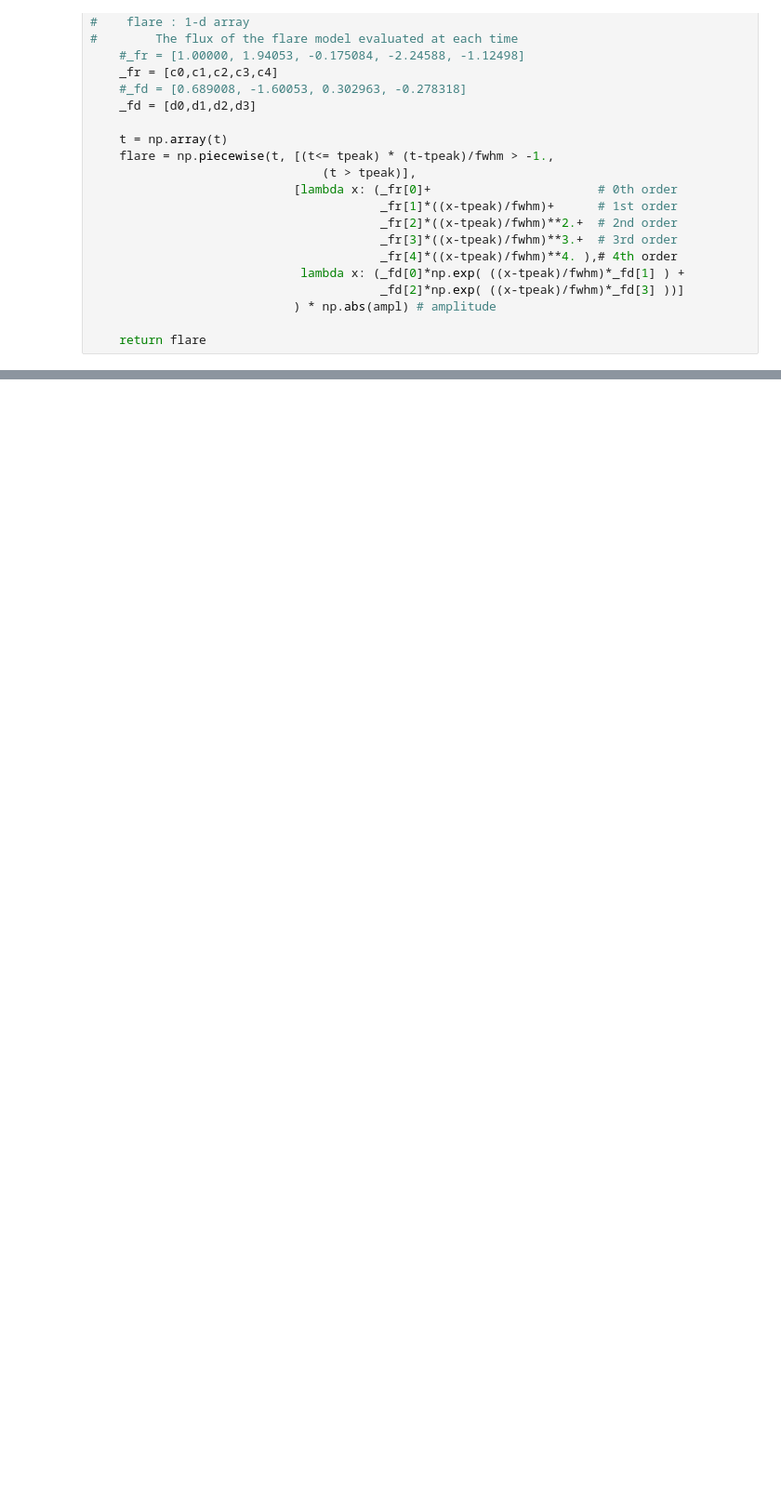
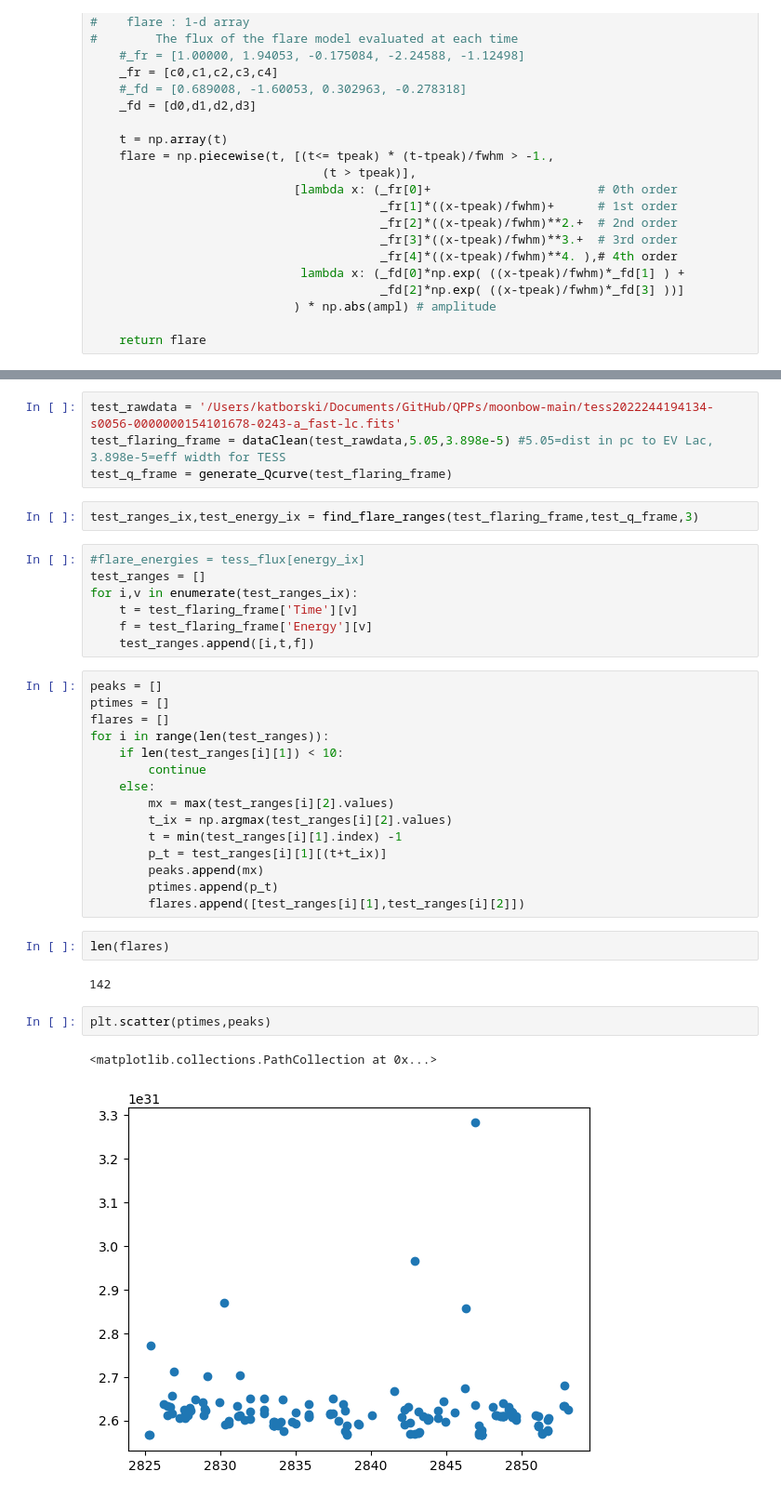
Before and after one commit to MillionConcepts/tess_swift_afpsc, a Jupyter notebook: QPPs/moonbow-main/moonbow/QPP_find.ipynb, the cells around one changed output, grey strips where cells are left out. Shown: that part at 93% size. Drawn from its saved outputs; the diff is of its cells as text; blank space fills up the shorter version.

```diff
--- a/QPPs/moonbow-main/moonbow/QPP_find.ipynb
+++ b/QPPs/moonbow-main/moonbow/QPP_find.ipynb
@@ -413,0 +373,37 @@ fwhm = (max(t_half)-min(t_half))*2
+# %%
+test_rawdata = '/Users/katborski/Documents/GitHub/QPPs/moonbow-main/tess2022244194134-s0056-0000000154101678-0243-a_fast-lc.fits'
+test_flaring_frame = dataClean(test_rawdata,5.05,3.898e-5) #5.05=dist in pc to EV Lac, 3.898e-5=eff width for TESS
+test_q_frame = generate_Qcurve(test_flaring_frame)
+# %%
+test_ranges_ix,test_energy_ix = find_flare_ranges(test_flaring_frame,test_q_frame,3)
+# %%
+#flare_energies = tess_flux[energy_ix]
+test_ranges = []
+for i,v in enumerate(test_ranges_ix):
+    t = test_flaring_frame['Time'][v]
+    f = test_flaring_frame['Energy'][v]
+    test_ranges.append([i,t,f])
+# %%
+peaks = []
+ptimes = []
+flares = []
+for i in range(len(test_ranges)):
+    if len(test_ranges[i][1]) < 10:
+        continue
+    else:
+        mx = max(test_ranges[i][2].values)
+        t_ix = np.argmax(test_ranges[i][2].values)
+        t = min(test_ranges[i][1].index) -1
+        p_t = test_ranges[i][1][(t+t_ix)]
+        peaks.append(mx)
+        ptimes.append(p_t)
+        flares.append([test_ranges[i][1],test_ranges[i][2]])
+# %%
+len(flares)
+# %% [output]
+142
+# %%
+plt.scatter(ptimes,peaks)
+# %% [output]
+<matplotlib.collections.PathCollection at 0x...>
+[figure, added]
```
Also changed, not shown: parts of 25 cells of this notebook.
